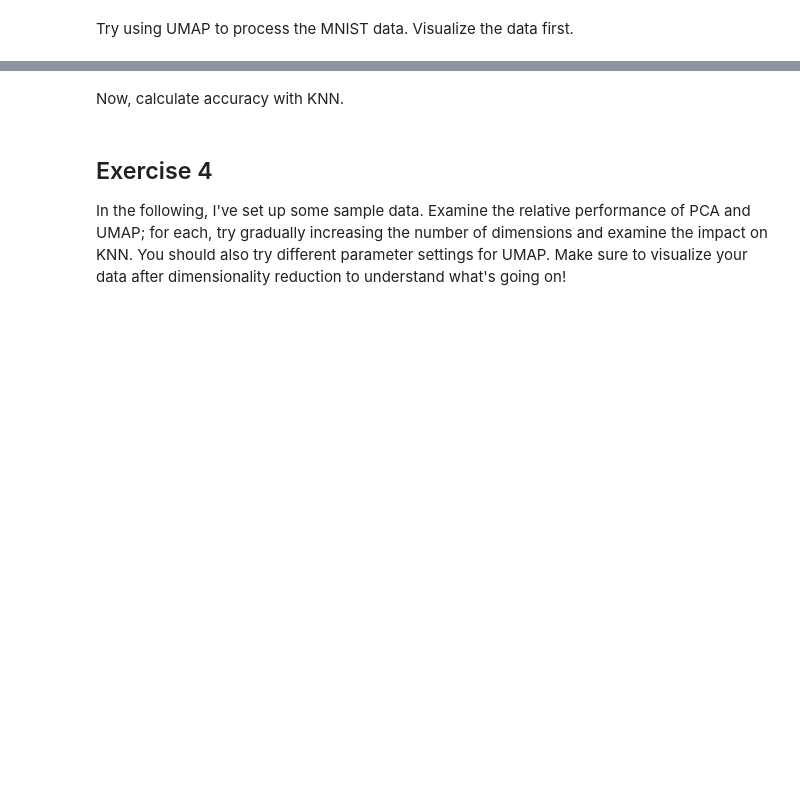
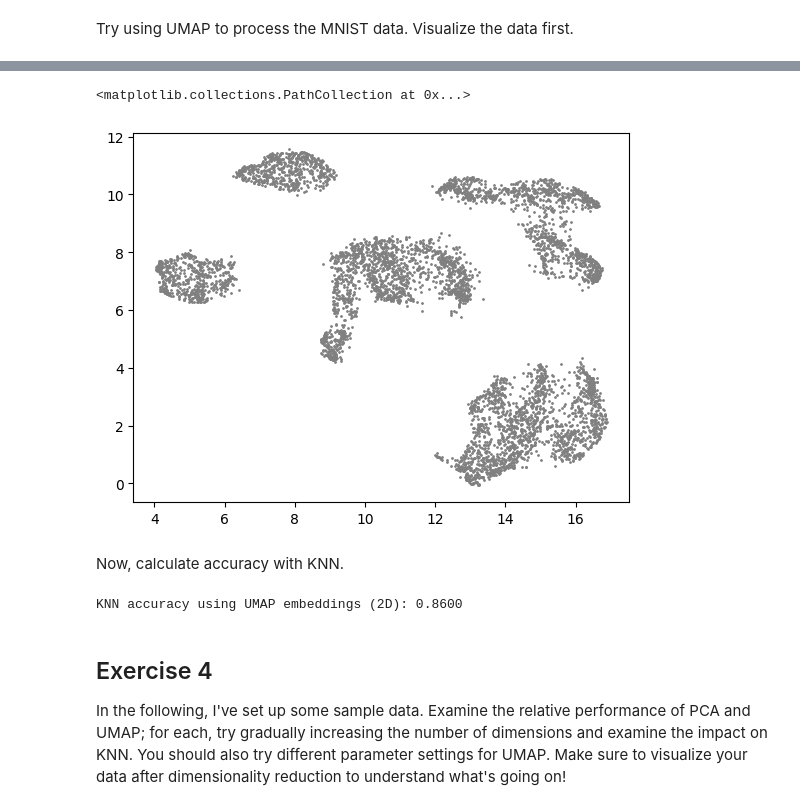
Before and after one commit to SU-IST707-FS25/week-4-materials-ZASilverstein, a Jupyter notebook: assignment.ipynb, the cells around one changed output, grey strips where cells are left out. Drawn from its saved outputs; the diff is of its cells as text; code cells hidden in the pictures; blank space fills up the shorter version.

```diff
--- a/assignment.ipynb
+++ b/assignment.ipynb
@@ -133,9 +196,25 @@ Try using UMAP to process the MNIST data.  Visualize the data first.
 # %%
-# Your code here
+import umap
+
+umap_model = umap.UMAP(n_components=2, random_state=42, n_neighbors=15, min_dist=0.1)
+X_umap = umap_model.fit_transform(X_mnist_train)
+plt.scatter(X_umap[:, 0], X_umap[:, 1], s=1,color='gray')
+# %% [output]
+<matplotlib.collections.PathCollection at 0x...>
+[figure, added]
 # %% [markdown]
 Now, calculate accuracy with KNN.
 # %%
-# Your code here
+X_train_umap = umap_model.fit_transform(X_mnist_train)
+X_test_umap = umap_model.transform(X_mnist_test)
+
+knn_umap = KNeighborsClassifier()
+knn_umap.fit(X_train_umap, y_mnist_train)
+y_pred_umap = knn_umap.predict(X_test_umap)
+acc_umap = accuracy_score(y_mnist_test, y_pred_umap)
+print(f"KNN accuracy using UMAP embeddings (2D): {acc_umap:.4f}")
+# %% [output]
+KNN accuracy using UMAP embeddings (2D): 0.8600
 # %% [markdown]
 ## Exercise 4
 
```
Also changed, not shown: parts of 10 cells of this notebook.
